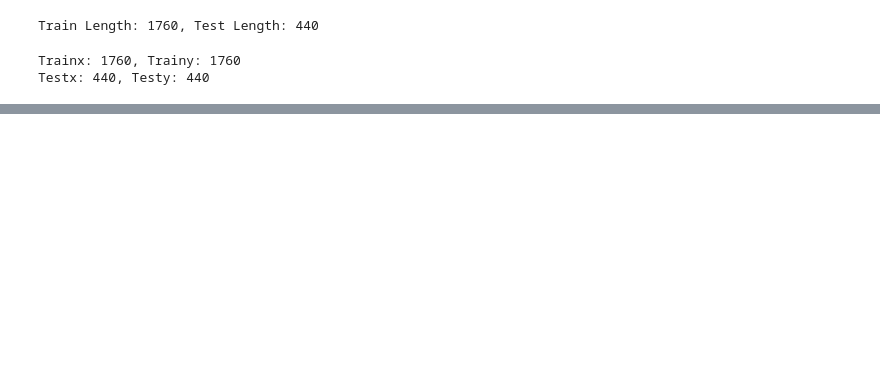
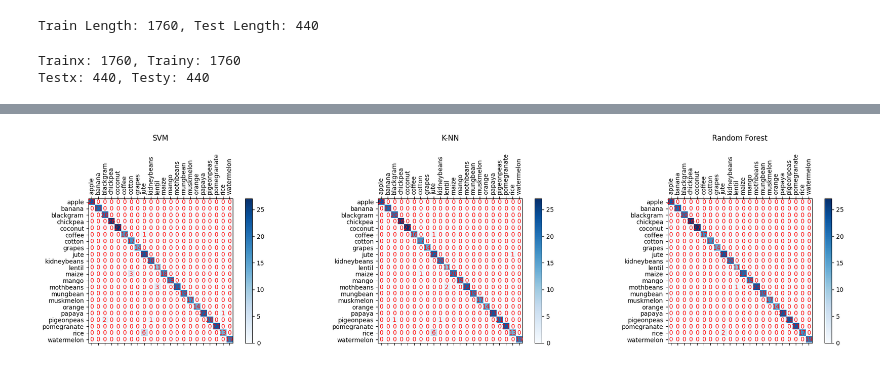
Before and after one commit to IAmSmudge/research-project, a Jupyter notebook: SVM-KNN-RND.ipynb, the cells around one changed output, grey strips where cells are left out. Saved outputs shown, nothing was run; the diff lists cells and outputs as text; code cells hidden in the pictures; blank space fills up the shorter version.

```diff
--- a/SVM-KNN-RND.ipynb
+++ b/SVM-KNN-RND.ipynb
@@ -86,0 +134,24 @@ plt.show()
+# %%
+fig, axes = plt.subplots(1, 3, figsize=(20, 5))
+
+cms = [SVM_Metrics['cm'], Knn_Metrics['cm'], rnd_forest_Metrics['cm']]
+titles = ['SVM', 'K-NN', 'Random Forest']
+
+for ax, cm, title in zip(axes, cms, titles):
+
+    cax = ax.matshow(cm, cmap=plt.cm.Blues)
+    plt.colorbar(cax, ax=ax)
+    ax.set_title(title, pad=20)
+    ax.set_xticks(np.arange(len(le.classes_)))
+    ax.set_yticks(np.arange(len(le.classes_)))
+    ax.set_xticklabels(le.classes_, rotation=90)
+    ax.set_yticklabels(le.classes_)
+
+    for i in range(cm.shape[0]):
+        for j in range(cm.shape[1]):
+            ax.text(j, i, str(cm[i, j]), ha='center', va='center', color='red')
+
+plt.tight_layout()
+plt.show()
+# %% [output]
+[figure, added]
```
Also changed, not shown: parts of 7 cells of this notebook, 2 other files.
